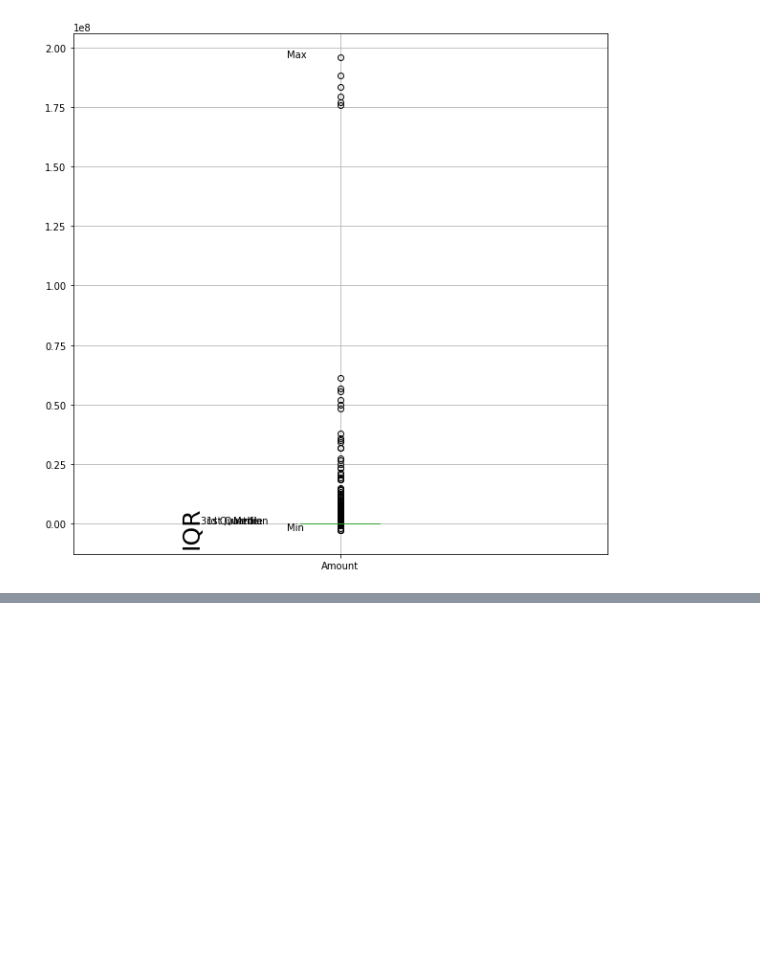
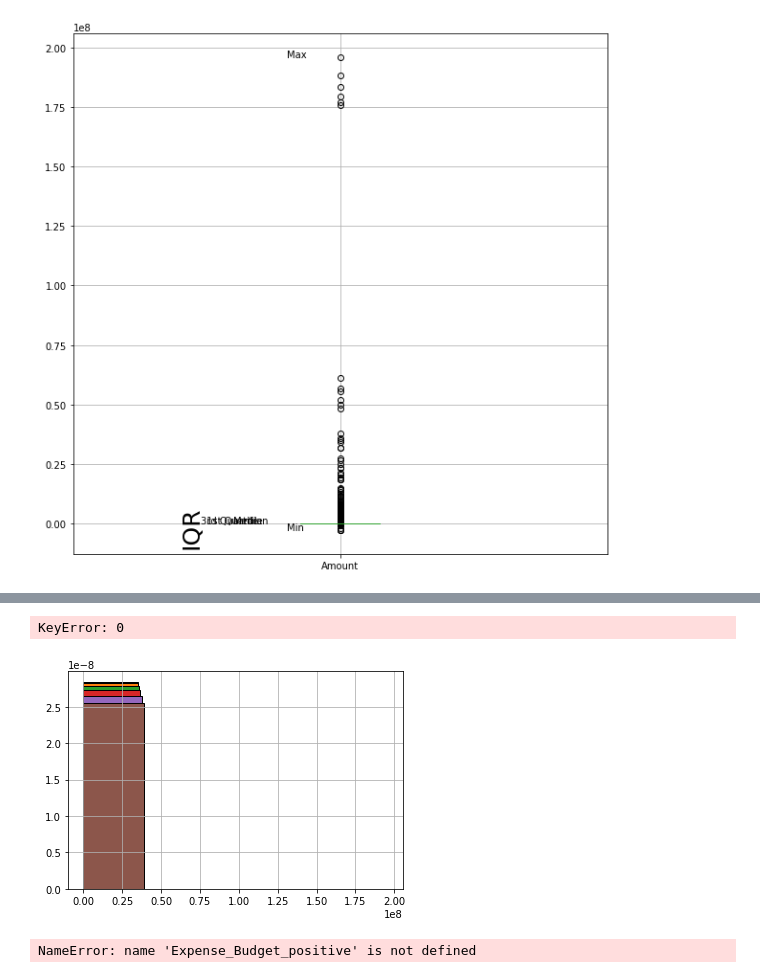
Before and after one commit to UNCG-CSE/Guilford_Financial, a Jupyter notebook: src/pdf.ipynb, the cells around one changed output, grey strips where cells are left out. Saved outputs shown, nothing was run; the diff lists cells and outputs as text; code cells hidden in the pictures; blank space fills up the shorter version.

```diff
--- a/src/pdf.ipynb
+++ b/src/pdf.ipynb
@@ -126,0 +155,17 @@ Text(0.7,21187,'IQR')
+# %%
+alpha_mom = Expense_Budget_positive.groupby("Year").Amount.mean() ** 2 / Expense_Budget_positive.groupby("Year").Amount.var()
+beta_mom = Expense_Budget_positive.groupby("Year").Amount.var() / Expense_Budget_positive.groupby("Year").Amount.mean()
+
+from scipy.stats.distributions import gamma
+
+Expense_Budget_positive.groupby("Year").Amount.hist(density=True, bins=5, ec='black')
+label = 'alpha = {0:.2f}\nbeta = {1:.2f}'.format(alpha_mom[0], beta_mom[0])
+plt.annotate(label, xy=(10, 0.2))
+plt.plot(np.linspace(0, 10), gamma.pdf(np.linspace(0, 10), alpha_mom[0], beta_mom[0]))
+# %% [output]
+KeyError: 0
+[figure, added]
+# %%
+Expense_Budget_positive.groupby("Year").Amount.count()
+# %% [output]
+NameError: name 'Expense_Budget_positive' is not defined
```
Also changed, not shown: parts of 5 cells of this notebook, 1 other file.
